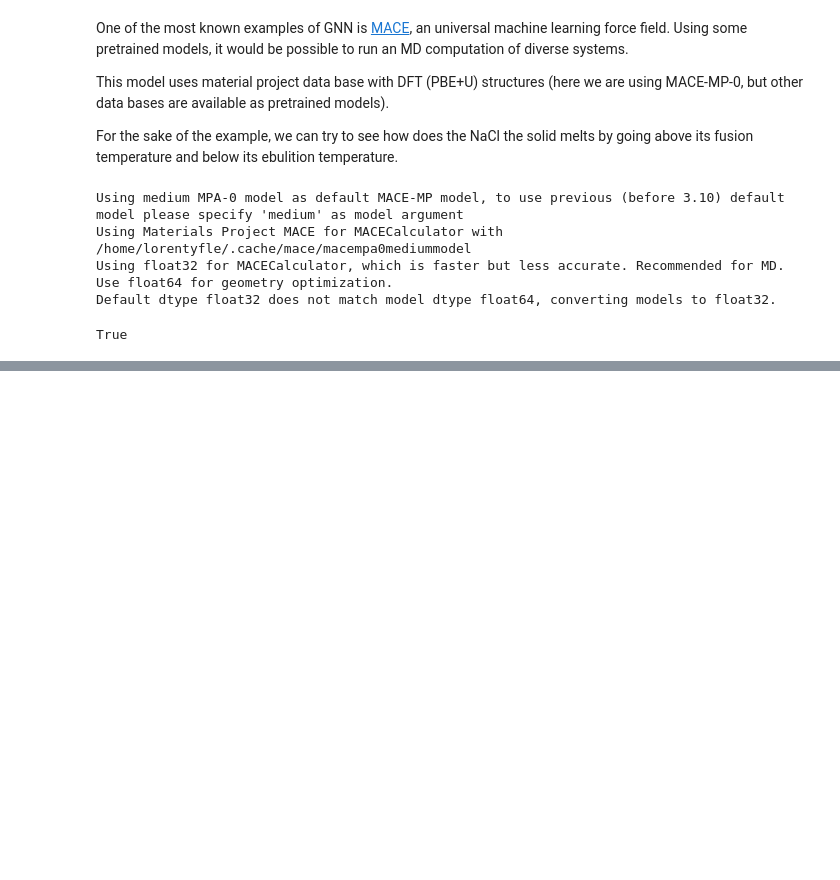
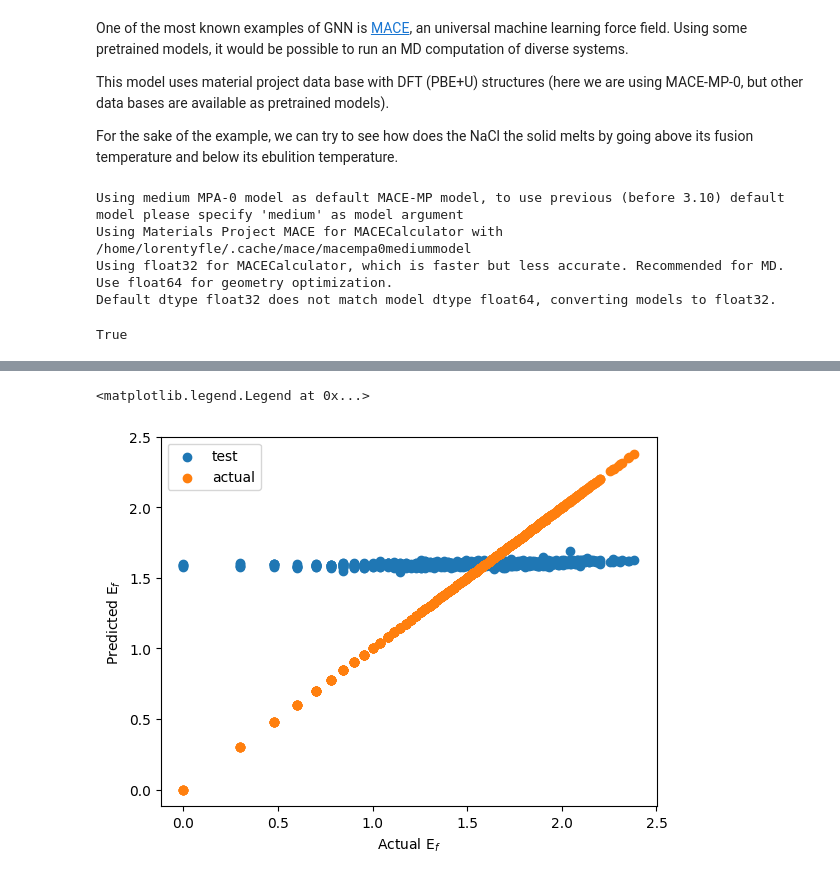
Before and after one commit to Lorentyfle/GNN-CaMML-course-blog, a Jupyter notebook: Graph_CaMML_Jamin.ipynb, the cells around one changed output, grey strips where cells are left out. Cells and saved outputs as stored; diff of their text form; code cells hidden in the pictures; blank space fills up the shorter version.

```diff
--- a/Graph_CaMML.ipynb
+++ b/Graph_CaMML_Jamin.ipynb
@@ -873,0 +985,14 @@ True
+# %%
+# State in percentage the amount of training, testing and validation data. It must be equal to 1 at the end.
+proportions = [0.8,0.1,0.1]
+batch_size  = 32
+
+train_split, test_split = proportion_to_percentage(proportions)
+#
+train_data, temp_data = train_test_split(data_list, test_size=train_split, random_state=SEED)
+test_data, val_data   = train_test_split(temp_data, test_size=test_split, random_state=SEED)
+#
+# Create a DataLoader for batching the graphs
+train_loader = DataLoader(train_data, batch_size=batch_size, shuffle=False,collate_fn=flattening_data) # We do not want correlation of the input order for the training data
+val_loader = DataLoader(val_data, batch_size=batch_size, shuffle=False,collate_fn=flattening_data)
+test_loader = DataLoader(test_data, batch_size=batch_size, shuffle=False,collate_fn=flattening_data)
@@ -873,0 +1050,21 @@ True
+# %%
+import matplotlib.pyplot as plt
+
+actual = []
+predicted = []
+
+model.eval()
+with torch.no_grad():
+    for i, batch in enumerate(test_loader):
+        y_pred = model(batch)
+        predicted.extend(y_pred.data.cpu().tolist())
+        actual.extend(batch.y.tolist())
+
+fig, ax = plt.subplots()
+ax.scatter(np.array(actual), np.array(predicted), label="test")
+ax.scatter(np.array(actual), np.array(actual), label="actual")
+ax.set(ylabel="Predicted E$_{f}$", xlabel="Actual E$_{f}$")
+plt.legend()
+# %% [output]
+<matplotlib.legend.Legend at 0x...>
+[figure, added]
```
Also changed, not shown: parts of 4 cells of this notebook.
